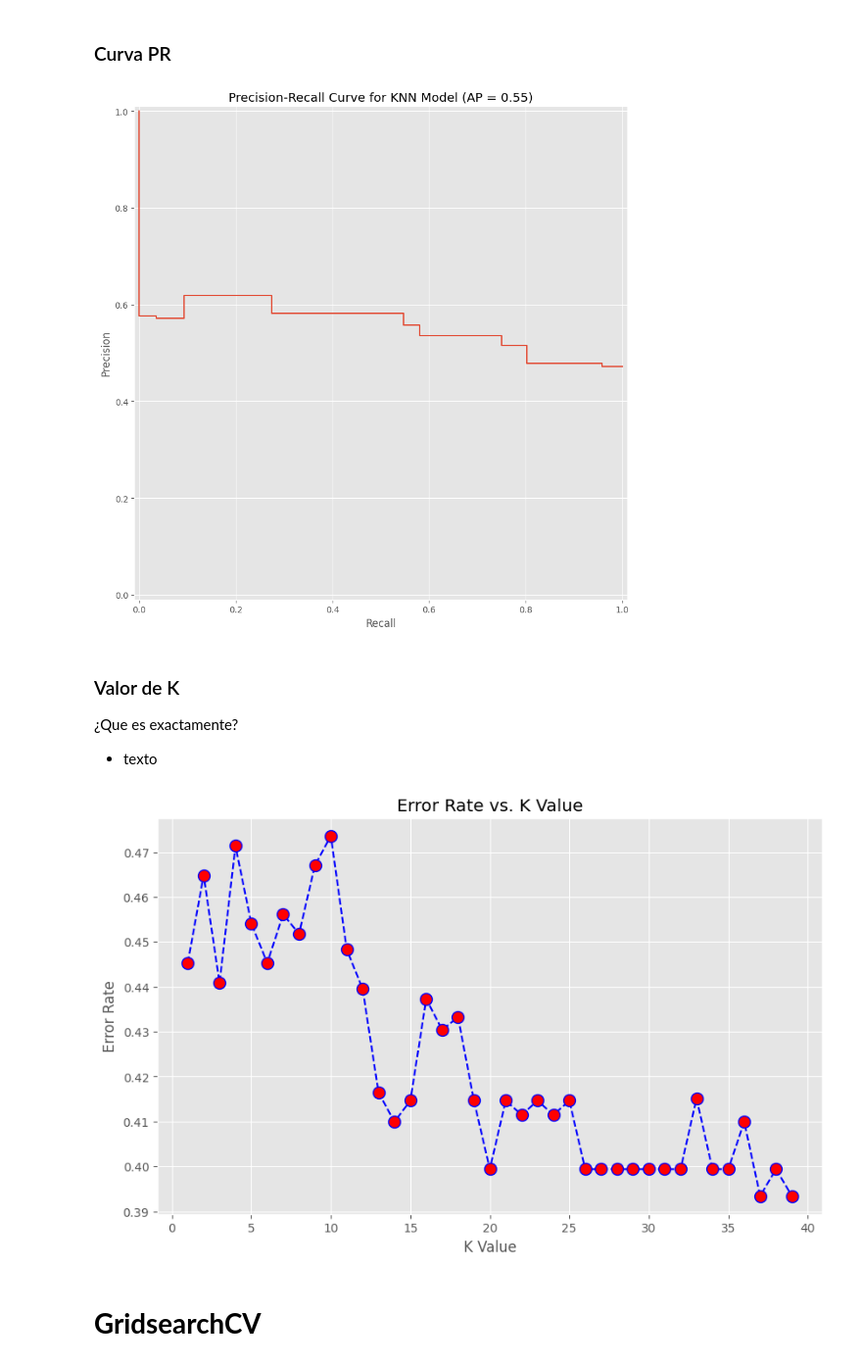
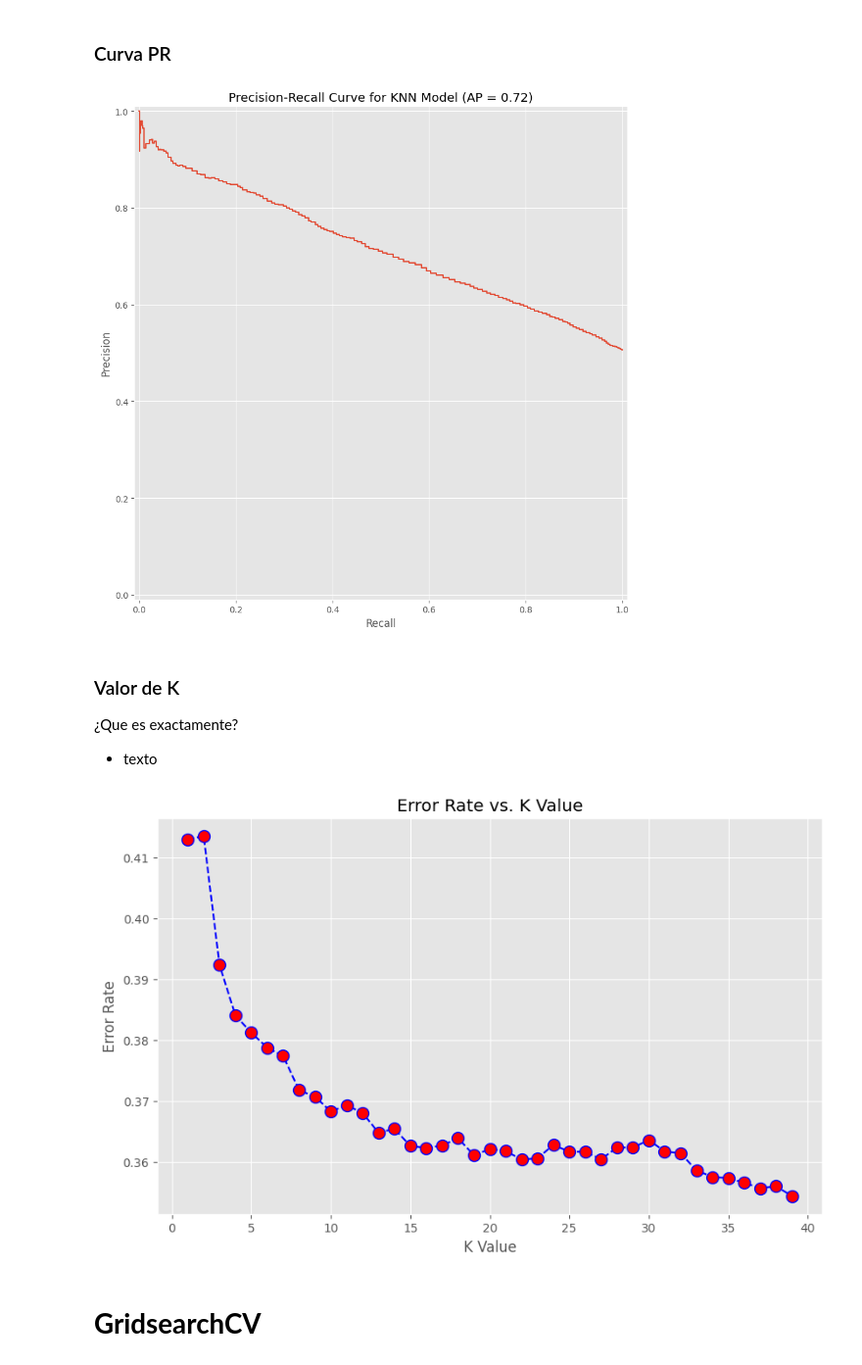
Before and after one commit to BrandonLCC/Informe_Tecnico_FMY0100, a Jupyter notebook: modelos/Clasificación/Modelo 2 - KNN.ipynb, the cells around one changed output. Shown at 98% size. Drawn from its saved outputs; the diff is of its cells as text; code cells hidden in the pictures.

```diff
--- a/modelos/Clasificación/Modelo 2 - KNN.ipynb
+++ b/modelos/Clasificación/Modelo 2 - KNN.ipynb
@@ -229,3 +226,7 @@ y = df_backup['MatchWinner'].values
+# %%
+
+X = df_backup[['MatchKills','MatchAssists','MatchHeadshots','RoundStartingEquipmentValue','RNonLethalGrenadesThrown','Team','Map']]
+y = df_backup[['RoundWinner']]
 # %% [markdown]
 ### Separación de los datos: entrenamiento y prueba
 # %%
@@ -239,7 +240,7 @@ X_test = scaler.transform(X_test)
 # %% [markdown]
 Intentos: 5 - 10 - 15 - 20 max (0.60)
 # %%
-n_neighbors = 20
+n_neighbors = 200
 
 knn = KNeighborsClassifier(n_neighbors)
 knn.fit(X_train, y_train)
@@ -376,7 +391,7 @@ plt.grid(True)
 plt.tight_layout()
 plt.show()
 # %% [output]
-[figure, old version]
+[figure, new version]
 # %% [markdown]
 ### Valor de K
 ¿Que es exactamente?
@@ -384,22 +399,23 @@ plt.show()
 # %%
 error_rate = []
 
 # Will take some time
 for i in range(1, 40):
     knn = KNeighborsClassifier(n_neighbors=i)
     knn.fit(X_train, y_train)
     pred_i = knn.predict(X_test)
-    error_rate.append(np.mean(pred_i != y_test))
+    # Convert y_test to numpy array and flatten before comparison
+    error_rate.append(np.mean(pred_i != y_test.values.flatten()))
 
 plt.figure(figsize=(10, 6))
 plt.plot(range(1, 40), error_rate, color='blue', linestyle='dashed', marker='o',
          markerfacecolor='red', markersize=10)
 plt.title('Error Rate vs. K Value')
 plt.xlabel('K Value')
 plt.ylabel('Error Rate')
 plt.show()
 # %% [output]
-[figure, old version]
+[figure, new version]
 # %% [markdown]
 # **GridsearchCV**
 # %%
```
Also changed, not shown: parts of 11 cells of this notebook, 6 other files.
